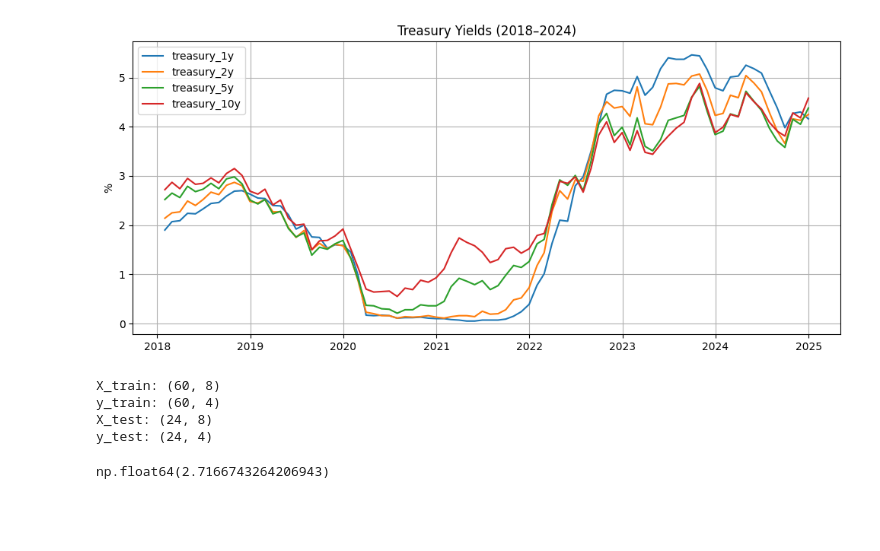
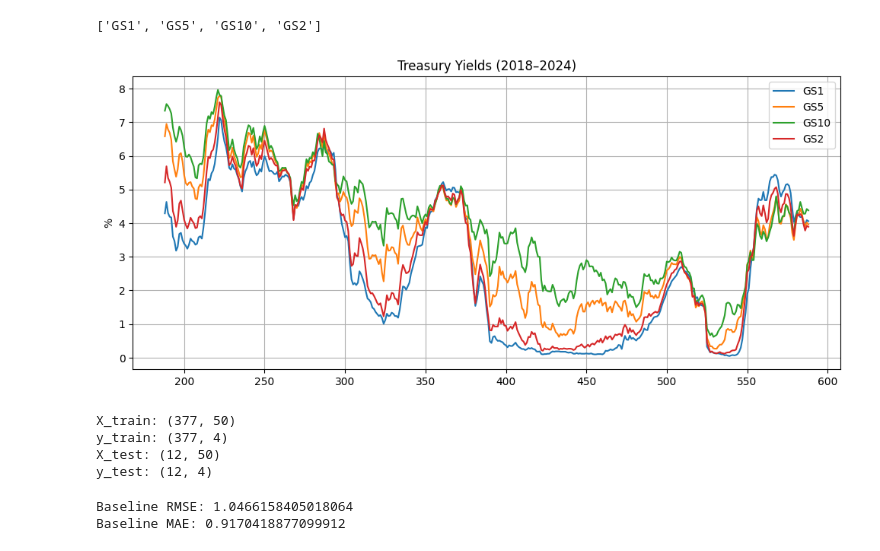
Before and after one commit to dmljb/DS4420Project, a Jupyter notebook: notebooks/yield_baseline_model.ipynb, the cells around one changed output. Drawn from its saved outputs; the diff is of its cells as text; code cells hidden in the pictures; blank space fills up the shorter version.

```diff
--- a/notebooks/yield_baseline_model.ipynb
+++ b/notebooks/yield_baseline_model.ipynb
@@ -6,5 +7,17 @@ from sklearn.metrics import mean_squared_error
 from sklearn.preprocessing import StandardScaler
 # %%
-df = pd.read_csv("../macro_monthly_clean.csv", index_col=0, parse_dates=True)
+import pandas as pd
 
-df.head()
+df = pd.read_csv("/Users/dylantoplas/Documents/ds4420/DS4420Project/bonds_dashboards/fred_md.csv")
+
+df = df.iloc[1:,:]  # drop first column
+
+
+df['sasdate'] = pd.to_datetime(df['sasdate'])
+
+gs2 = pd.read_csv("/Users/dylantoplas/Documents/ds4420/DS4420Project/bonds_dashboards/GS2.csv")
+gs2['observation_date'] = pd.to_datetime(gs2['observation_date'])
+
+df = df.merge(gs2[['observation_date', 'GS2']], left_on='sasdate', right_on='observation_date', how='inner')
+
+# df
@@ -18,5 +24,5 @@ df.head()
 # %%
-data = df.loc["2018-01-01":"2024-12-31"].copy()
+data = df.copy()
 data = data.dropna()
 
 data.info()
@@ -43,14 +35,17 @@ memory usage: 8.5 KB
 # %%
-yield_cols = [c for c in data.columns if "treasury" in c]
+yield_cols = [c for c in data.columns if "GS" in c]
+yield_cols.remove("TWEXAFEGSMTHx")
+print(yield_cols)
 
 plt.figure(figsize=(12,5))
 for col in yield_cols:
     plt.plot(data.index, data[col], label=col)
 
 plt.title("Treasury Yields (2018–2024)")
 plt.ylabel("%")
 plt.legend()
 plt.grid(True)
 plt.show()
 # %% [output]
+['GS1', 'GS5', 'GS10', 'GS2']
-[figure, old version]
+[figure, new version]
@@ -57,8 +71,6 @@ plt.show()
 # %%
-train = data.loc[:"2022-12-31"]
-test  = data.loc["2023-01-01":]
-
-yield_cols = [c for c in data.columns if "treasury" in c]
+train = data.iloc[:-12, :]
+test  = data.iloc[-12:, :]
 
 X_train = train.drop(columns=yield_cols)
 X_test  = test.drop(columns=yield_cols)
@@ -71,10 +83,10 @@ print("y_train:", y_train.shape)
 print("X_test:", X_test.shape)
 print("y_test:", y_test.shape)
 # %% [output]
-X_train: (60, 8)
-y_train: (60, 4)
-X_test: (24, 8)
-y_test: (24, 4)
+X_train: (377, 50)
+y_train: (377, 4)
+X_test: (12, 50)
+y_test: (12, 4)
 # %%
 scaler = StandardScaler()
 X_train_scaled = scaler.fit_transform(X_train)
@@ -83,7 +95,11 @@ X_test_scaled = scaler.transform(X_test)
 mean_pred = np.tile(y_train.mean().values, (len(y_test), 1))
 
 baseline_rmse = np.sqrt(mean_squared_error(y_test, mean_pred))
-baseline_rmse
+print(f'Baseline RMSE: {baseline_rmse}')
+
+baseline_mae = mean_absolute_error(y_test, mean_pred)
+print(f'Baseline MAE: {baseline_mae}')
 # %% [output]
-np.float64(2.7166743264206943)
+Baseline RMSE: 1.0466158405018064
+Baseline MAE: 0.9170418877099912
 # %%
```
Also changed, not shown: parts of 17 cells of this notebook, 4 other files.
